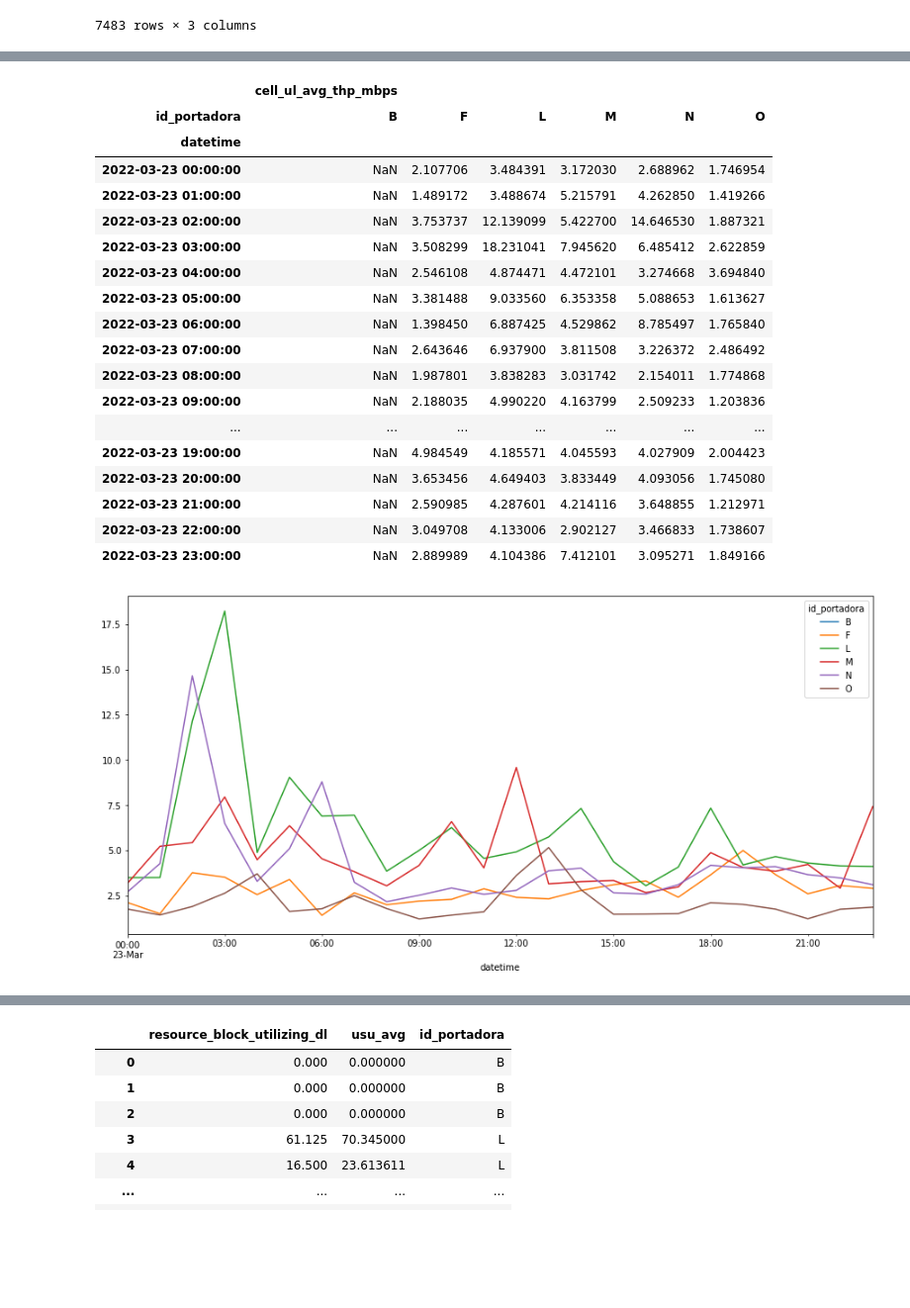
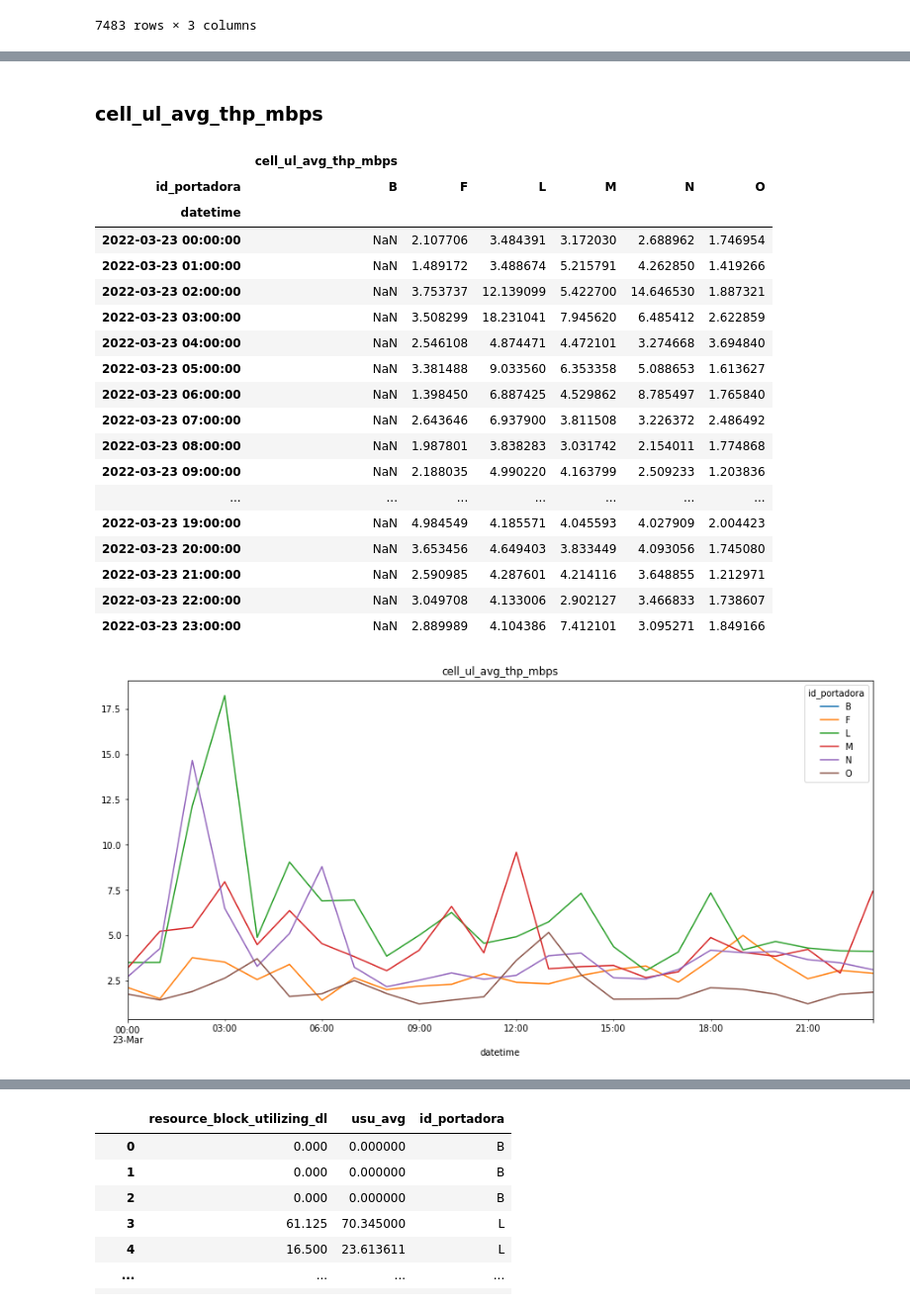
Before and after one commit to charlymarchiaro/workshop-tp-01, a Jupyter notebook: ejemplos/ejemplo-004.ipynb, the cells around one changed output, grey strips where cells are left out. Shown at 99% size. Saved outputs shown, nothing was run; the diff lists cells and outputs as text; code cells hidden in the pictures; blank space fills up the shorter version.

```diff
--- a/ejemplos/ejemplo-004.ipynb
+++ b/ejemplos/ejemplo-004.ipynb
@@ -185,32 +185,34 @@ plt.show()
 # %%
+display(Markdown("### cell_ul_avg_thp_mbps"))
 df_thp_usr_dl = df.groupby(['datetime', 'id_portadora'], as_index=True)[[
     'cell_ul_avg_thp_mbps'
 ]].agg({
     'cell_ul_avg_thp_mbps': 'max',
 }).unstack('id_portadora')
 display(df_thp_usr_dl)
 
-df_thp_usr_dl.plot.line(y='cell_ul_avg_thp_mbps', figsize=(15, 7))
+df_thp_usr_dl.plot.line(title='cell_ul_avg_thp_mbps', y='cell_ul_avg_thp_mbps', figsize=(15, 7))
 plt.show()
 # %% [output]
+### cell_ul_avg_thp_mbps
 |  | cell_ul_avg_thp_mbps |  |  |  |  |  |
 | id_portadora | B | F | L | M | N | O |
 | datetime |  |  |  |  |  |  |
 | 2022-03-23 00:00:00 | NaN | 2.107706 | 3.484391 | 3.172030 | 2.688962 | 1.746954 |
 | 2022-03-23 01:00:00 | NaN | 1.489172 | 3.488674 | 5.215791 | 4.262850 | 1.419266 |
 | 2022-03-23 02:00:00 | NaN | 3.753737 | 12.139099 | 5.422700 | 14.646530 | 1.887321 |
 | 2022-03-23 03:00:00 | NaN | 3.508299 | 18.231041 | 7.945620 | 6.485412 | 2.622859 |
 | 2022-03-23 04:00:00 | NaN | 2.546108 | 4.874471 | 4.472101 | 3.274668 | 3.694840 |
 | 2022-03-23 05:00:00 | NaN | 3.381488 | 9.033560 | 6.353358 | 5.088653 | 1.613627 |
 | 2022-03-23 06:00:00 | NaN | 1.398450 | 6.887425 | 4.529862 | 8.785497 | 1.765840 |
 | 2022-03-23 07:00:00 | NaN | 2.643646 | 6.937900 | 3.811508 | 3.226372 | 2.486492 |
 | 2022-03-23 08:00:00 | NaN | 1.987801 | 3.838283 | 3.031742 | 2.154011 | 1.774868 |
 | 2022-03-23 09:00:00 | NaN | 2.188035 | 4.990220 | 4.163799 | 2.509233 | 1.203836 |
 | ... | ... | ... | ... | ... | ... | ... |
 | 2022-03-23 19:00:00 | NaN | 4.984549 | 4.185571 | 4.045593 | 4.027909 | 2.004423 |
 | 2022-03-23 20:00:00 | NaN | 3.653456 | 4.649403 | 3.833449 | 4.093056 | 1.745080 |
 | 2022-03-23 21:00:00 | NaN | 2.590985 | 4.287601 | 4.214116 | 3.648855 | 1.212971 |
 | 2022-03-23 22:00:00 | NaN | 3.049708 | 4.133006 | 2.902127 | 3.466833 | 1.738607 |
 | 2022-03-23 23:00:00 | NaN | 2.889989 | 4.104386 | 7.412101 | 3.095271 | 1.849166 |
-[figure, old version]
+[figure, new version]
 # %%
```
Also changed, not shown: parts of 4 cells of this notebook.
